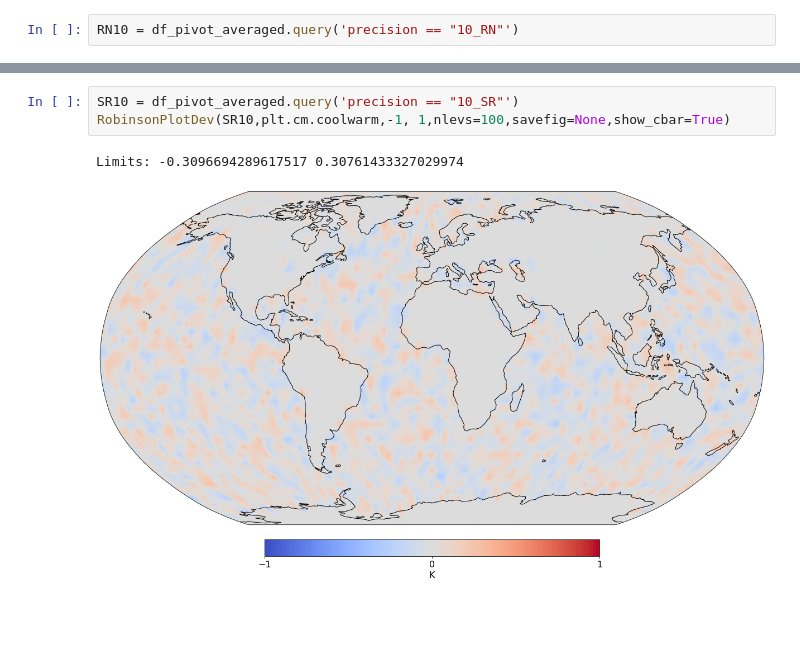
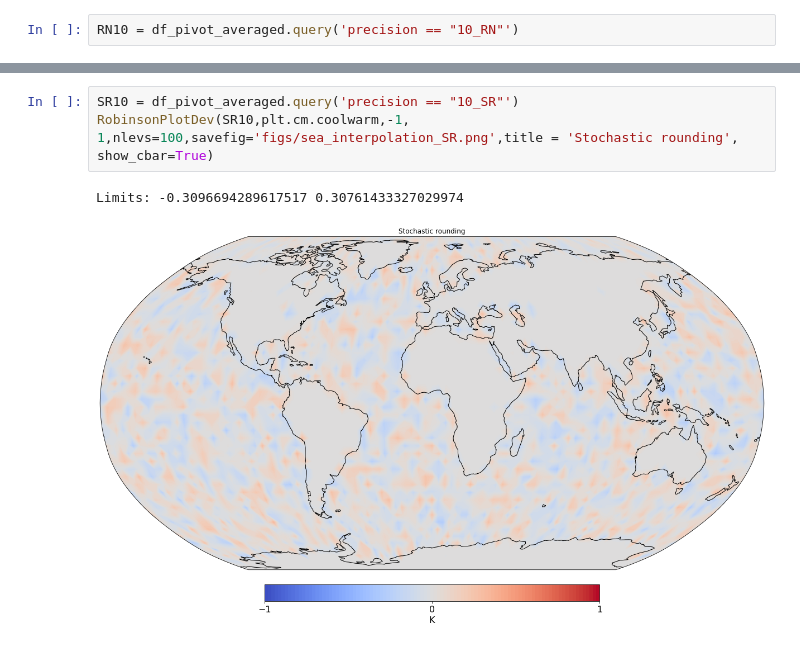
Before and after one commit to tomkimpson/speedy-1, a Jupyter notebook: jupyter_notebooks/4.InterpolationErrors_Sea.ipynb, the cells around one changed output, grey strips where cells are left out. Saved outputs shown, nothing was run; the diff lists cells and outputs as text; blank space fills up the shorter version.

```diff
--- a/jupyter_notebooks/4.InterpolationErrors_Sea.ipynb
+++ b/jupyter_notebooks/4.InterpolationErrors_Sea.ipynb
@@ -394,6 +418,6 @@ Limits: -0.4411820177390041 0.6317478254841944
 # %%
 SR10 = df_pivot_averaged.query('precision == "10_SR"')
-RobinsonPlotDev(SR10,plt.cm.coolwarm,-1, 1,nlevs=100,savefig=None,show_cbar=True)
+RobinsonPlotDev(SR10,plt.cm.coolwarm,-1, 1,nlevs=100,savefig='figs/sea_interpolation_SR.png',title = 'Stochastic rounding', show_cbar=True)
 # %% [output]
 Limits: -0.3096694289617517 0.30761433327029974
-[figure, old version]
+[figure, new version]
```
Also changed, not shown: parts of 2 cells of this notebook, 6 other files.
